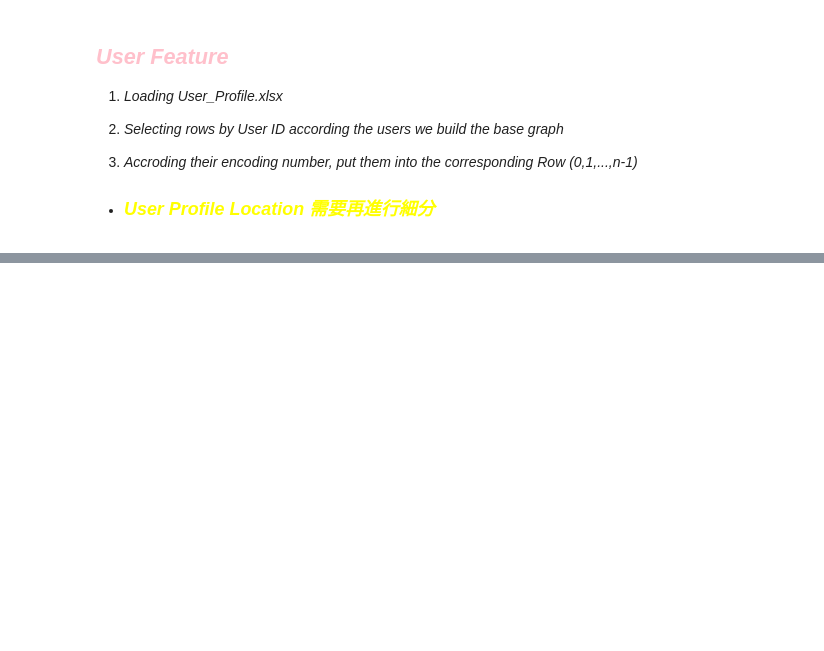
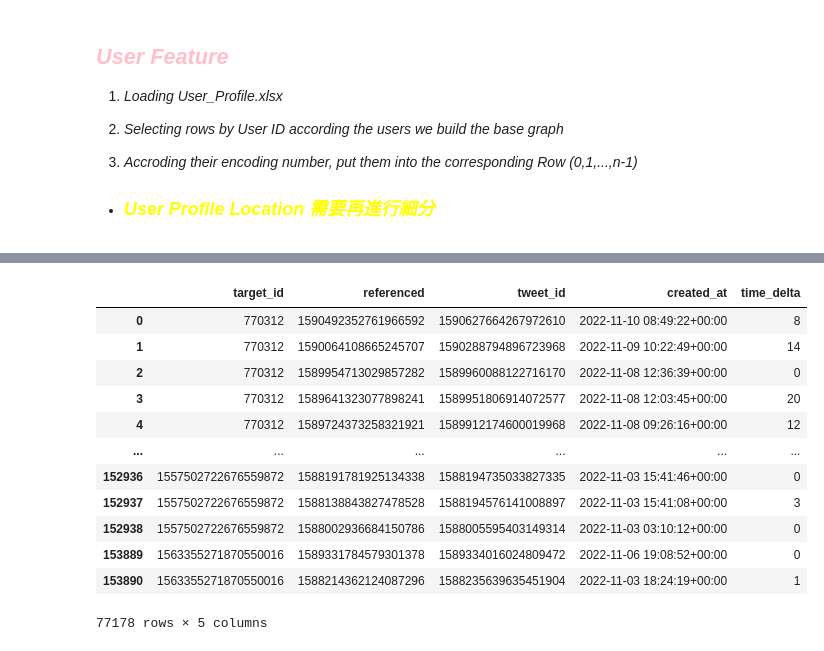
Before and after one commit to sean19981002/MyResearch, a Jupyter notebook: main.ipynb, the cells around one changed output, grey strips where cells are left out. Saved outputs shown, nothing was run; the diff lists cells and outputs as text; code cells hidden in the pictures; blank space fills up the shorter version.

```diff
--- a/main.ipynb
+++ b/main.ipynb
@@ -624,0 +643,16 @@ False
+# %%
+user_t[user_t['target_id'].isin(vertex)]
+# %% [output]
+|  | target_id | referenced | tweet_id | created_at | time_delta |
+| 0 | 770312 | 1590492352761966592 | 1590627664267972610 | 2022-11-10 08:49:22+00:00 | 8 |
+| 1 | 770312 | 1590064108665245707 | 1590288794896723968 | 2022-11-09 10:22:49+00:00 | 14 |
+| 2 | 770312 | 1589954713029857282 | 1589960088122716170 | 2022-11-08 12:36:39+00:00 | 0 |
+| 3 | 770312 | 1589641323077898241 | 1589951806914072577 | 2022-11-08 12:03:45+00:00 | 20 |
+| 4 | 770312 | 1589724373258321921 | 1589912174600019968 | 2022-11-08 09:26:16+00:00 | 12 |
+| ... | ... | ... | ... | ... | ... |
+| 152936 | 1557502722676559872 | 1588191781925134338 | 1588194735033827335 | 2022-11-03 15:41:46+00:00 | 0 |
+| 152937 | 1557502722676559872 | 1588138843827478528 | 1588194576141008897 | 2022-11-03 15:41:08+00:00 | 3 |
+| 152938 | 1557502722676559872 | 1588002936684150786 | 1588005595403149314 | 2022-11-03 03:10:12+00:00 | 0 |
+| 153889 | 1563355271870550016 | 1589331784579301378 | 1589334016024809472 | 2022-11-06 19:08:52+00:00 | 0 |
+| 153890 | 1563355271870550016 | 1588214362124087296 | 1588235639635451904 | 2022-11-03 18:24:19+00:00 | 1 |
+77178 rows × 5 columns
```
Also changed, not shown: parts of 22 cells of this notebook, 11 other files.
